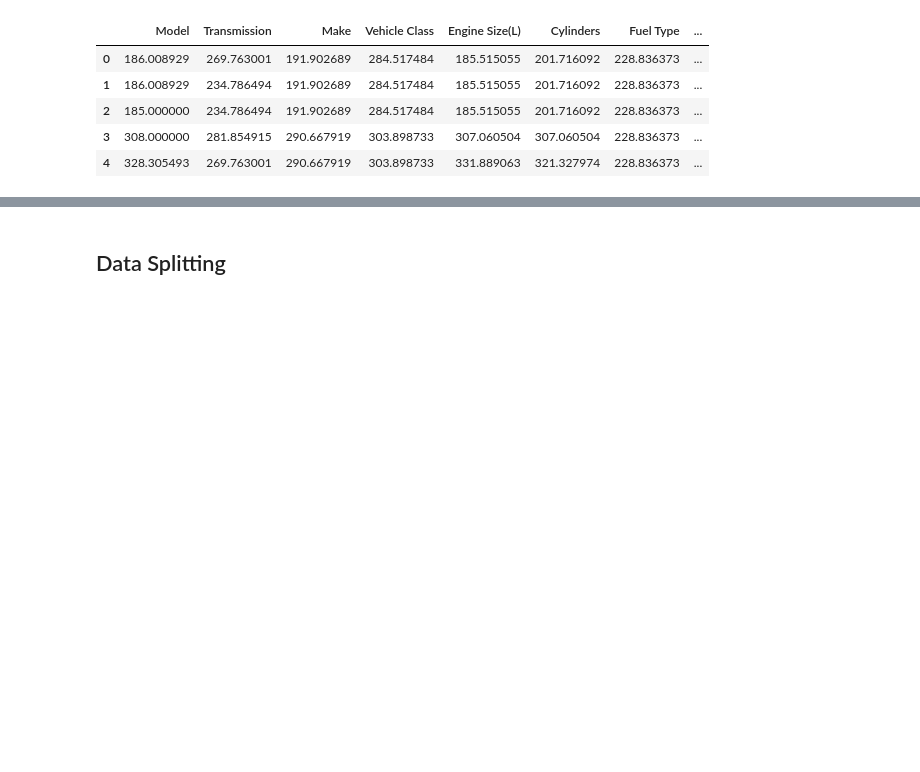
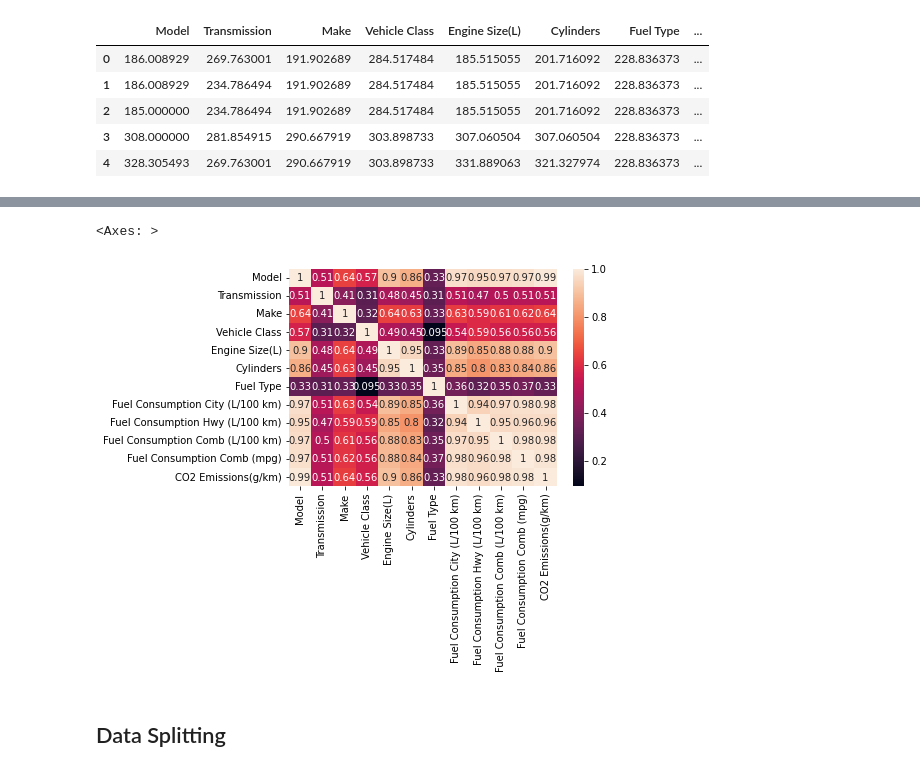
Before and after one commit to kirisame-ame/Bootcamp-Data-HMIF, a Jupyter notebook: modelling.ipynb, the cells around one changed output, grey strips where cells are left out. Drawn from its saved outputs; the diff is of its cells as text; code cells hidden in the pictures; blank space fills up the shorter version.

```diff
--- a/modelling.ipynb
+++ b/modelling.ipynb
@@ -476,7 +527,7 @@ sns.pairplot(data=train_grouped[numeric])
 # %% [markdown]
 since by definition and looking at the plot we know that Fuel Consumption Comp (mpg) is the inverse of Fuel Consumption Comp (L/100km), we will drop it
 # %%
-train_grouped.drop('Fuel Consumption Comb (mpg)',axis=1,inplace=True)
+# train_grouped.drop('Fuel Consumption Comb (mpg)',axis=1,inplace=True)
 # %%
 numeric = numeric.drop("Fuel Consumption Comb (mpg)")
 # %% [markdown]
@@ -491,6 +540,3 @@ since the formula for Fuel Consumption Comb comes from 55% city and 45% Hwy whic
-# %%
-train_grouped.drop(['Fuel Consumption City (L/100 km)','Fuel Consumption Hwy (L/100 km)'],axis=1,inplace=True)
-numeric = numeric.drop(['Fuel Consumption City (L/100 km)','Fuel Consumption Hwy (L/100 km)'])
 # %% [markdown]
 # Data Preparation
 # %%
@@ -521,0 +576,3 @@ X.head()
+# %%
+yz = y.to_frame('CO2 Emissions(g/km)')
+newpd = pd.concat([X.reset_index(drop=True),yz.reset_index(drop=True)],axis=1)
@@ -522,3 +588,8 @@ X.head()
+# %%
+sns.heatmap(newpd[newpd.select_dtypes(np.number).columns].corr(),annot=True)
+# %% [output]
+<Axes: >
+[figure, added]
 # %% [markdown]
 ## Data Splitting
 # %% [markdown]
```
Also changed, not shown: parts of 30 cells of this notebook.
